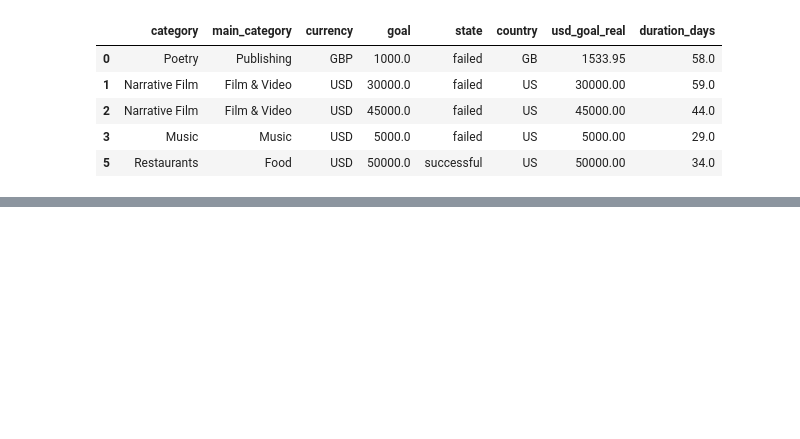
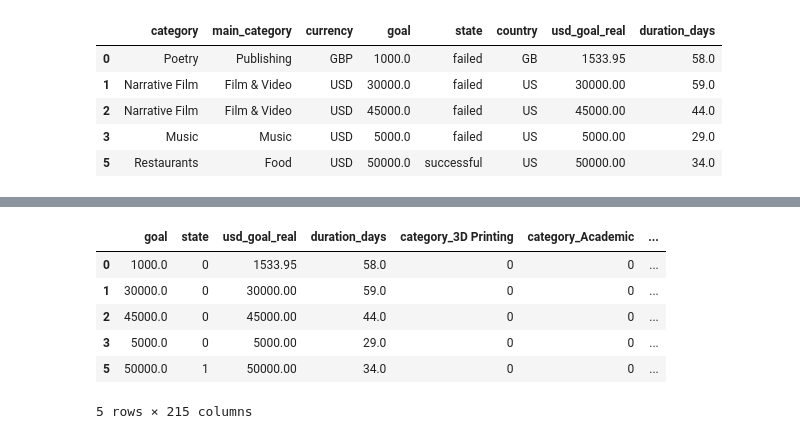
Before and after one commit to xAbhidhar/kickstarter-projects, a Jupyter notebook: Kickstarter Project.ipynb, the cells around one changed output, grey strips where cells are left out. Saved outputs shown, nothing was run; the diff lists cells and outputs as text; code cells hidden in the pictures; blank space fills up the shorter version.

```diff
--- a/Kickstarter Project.ipynb
+++ b/Kickstarter Project.ipynb
@@ -288,0 +316,14 @@ df.rename(columns={"main_category_Film & Video": "main_category_Film"}, inplace=
+# %%
+# Encoding the currency and country
+df = pd.get_dummies(df, columns = ['currency'])
+df = pd.get_dummies(df, columns=['country'])
+# %%
+df.head()
+# %% [output]
+|  | goal | state | usd_goal_real | duration_days | category_3D Printing | category_Academic | ... |
+| 0 | 1000.0 | 0 | 1533.95 | 58.0 | 0 | 0 | ... |
+| 1 | 30000.0 | 0 | 30000.00 | 59.0 | 0 | 0 | ... |
+| 2 | 45000.0 | 0 | 45000.00 | 44.0 | 0 | 0 | ... |
+| 3 | 5000.0 | 0 | 5000.00 | 29.0 | 0 | 0 | ... |
+| 5 | 50000.0 | 1 | 50000.00 | 34.0 | 0 | 0 | ... |
+5 rows × 215 columns
```
Also changed, not shown: parts of 3 cells of this notebook.
